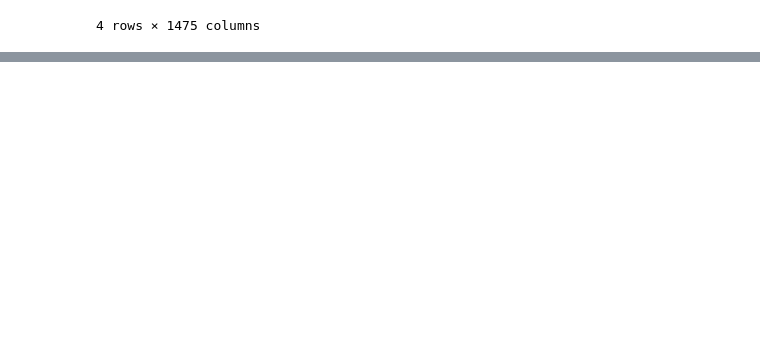
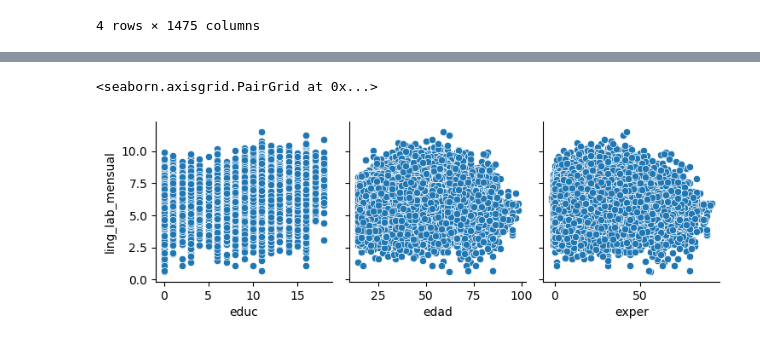
Before and after one commit to llukitas/Machine_Learning_Tutorial, a Jupyter notebook: 01_Regression/Regression_Mincer.ipynb, the cells around one changed output, grey strips where cells are left out. Drawn from its saved outputs; the diff is of its cells as text; code cells hidden in the pictures; blank space fills up the shorter version.

```diff
--- a/01_Regression/Regression_Mincer.ipynb
+++ b/01_Regression/Regression_Mincer.ipynb
@@ -29,3 +33,6 @@ df_enaho2022.head(4)
 | 2 | 2022 | 08 | 015002 | 002 | 11 | 04 | 010101 | sierra norte | de 20 000 a 49 999 habitantes | 20220150020021104 | ... | ... |
 | 3 | 2022 | 03 | 015080 | 041 | 11 | 01 | 010101 | sierra norte | area de empadronamiento rural (ae... | 20220150800411101 | ... | ... |
 4 rows × 1475 columns
+# %%
+df_mincer=df_enaho2022[["ing_lab_mensual","ling_lab_mensual","educ","edad","sexo","dominio","exper"]]
+df_mincer.head()
@@ -46,3 +68,0 @@ memory usage: 599.0+ MB
-# %%
-df_mincer=df_enaho2022[["mes",]]
-df_mincer.head()
@@ -55,0 +69,7 @@ df_mincer.head()
+# %%
+df_mincer['ing_lab_mensual'] = pd.to_numeric(df_mincer['ing_lab_mensual'])
+df_mincer['ling_lab_mensual'] = pd.to_numeric(df_mincer['ling_lab_mensual'])
+# educ	edad exper
+df_mincer["educ"] = df_mincer["educ"].astype(float)
+df_mincer["edad"] = df_mincer["edad"].astype(float)
+df_mincer["exper"] = df_mincer["exper"].astype(float)
@@ -55,0 +95,3 @@ df_mincer.head()
+# %%
+## Eliminar valores NA
+datareg = df_mincer.dropna()
@@ -55,0 +117,5 @@ df_mincer.head()
+# %%
+sns.pairplot(datareg,x_vars=["educ","edad","exper"],y_vars='ling_lab_mensual')
+# %% [output]
+<seaborn.axisgrid.PairGrid at 0x...>
+[figure, added]
```
Also changed, not shown: parts of 30 cells of this notebook.
